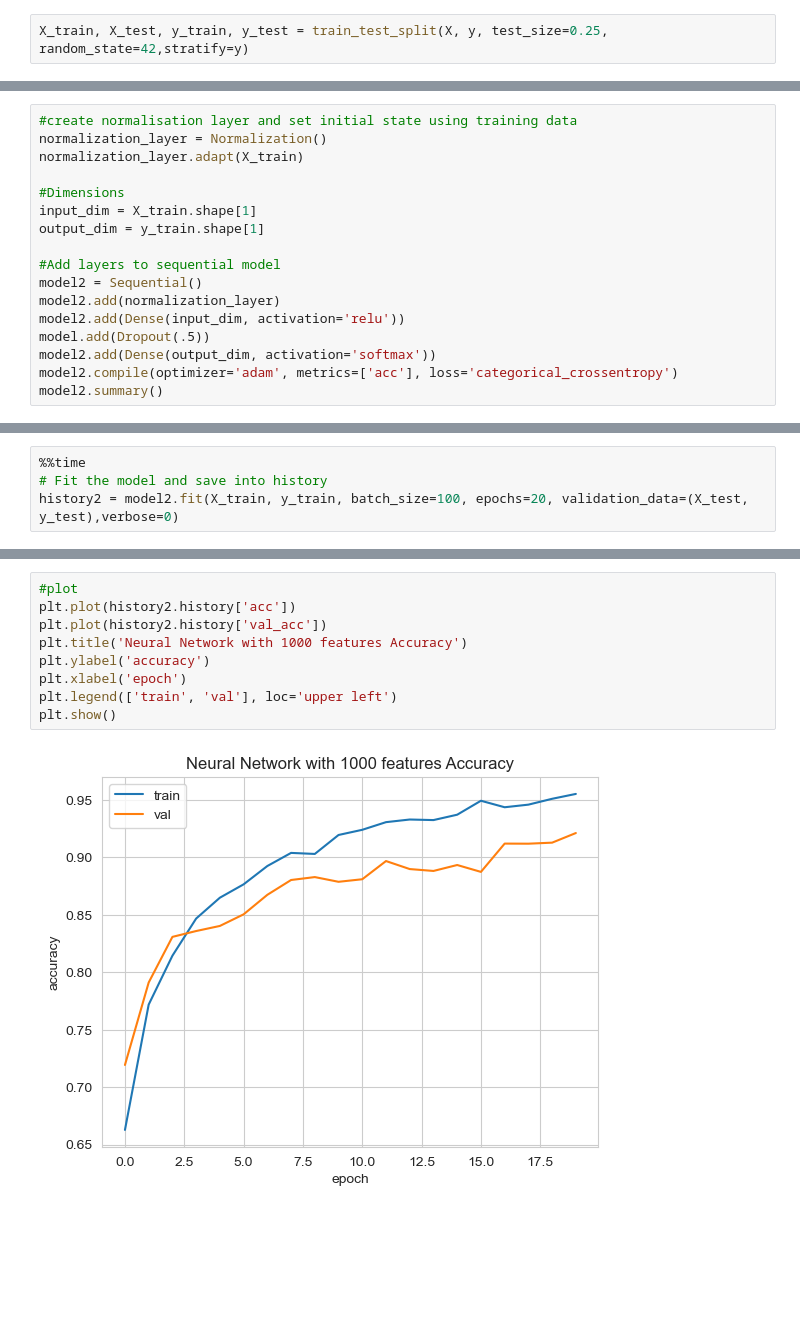
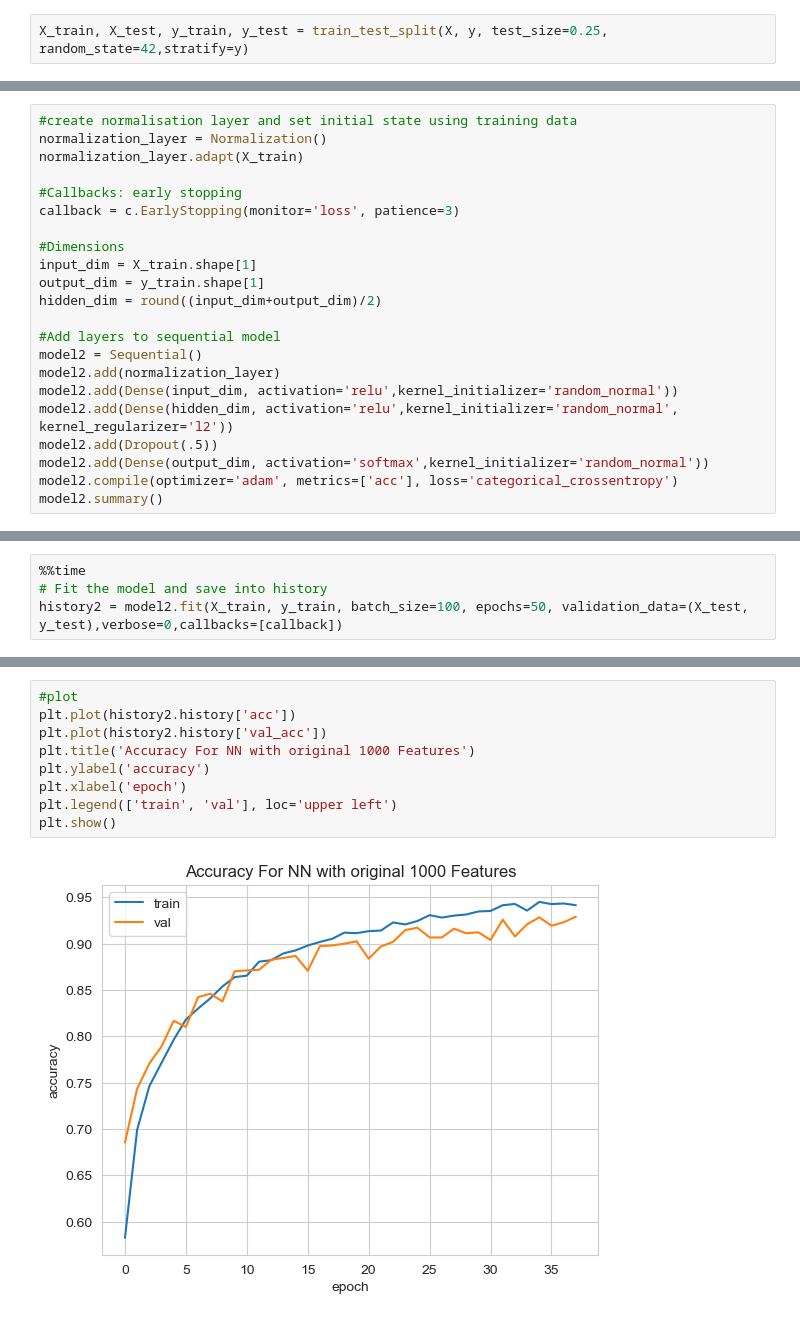
Before and after one commit to chengtng/project_5, a Jupyter notebook: code/3_Model_Part2.ipynb, the cells around one changed output, grey strips where cells are left out. Drawn from its saved outputs; the diff is of its cells as text; blank space fills up the shorter version.

```diff
--- a/code/3_Model_Part2.ipynb
+++ b/code/3_Model_Part2.ipynb
@@ -281,16 +315,21 @@ X_train.shape
 normalization_layer = Normalization()
 normalization_layer.adapt(X_train)
 
+#Callbacks: early stopping
+callback = c.EarlyStopping(monitor='loss', patience=3)
+
 #Dimensions
 input_dim = X_train.shape[1]
 output_dim = y_train.shape[1]
+hidden_dim = round((input_dim+output_dim)/2)
 
 #Add layers to sequential model
 model2 = Sequential()
 model2.add(normalization_layer)
-model2.add(Dense(input_dim, activation='relu'))
-model.add(Dropout(.5))
-model2.add(Dense(output_dim, activation='softmax'))
+model2.add(Dense(input_dim, activation='relu',kernel_initializer='random_normal'))
+model2.add(Dense(hidden_dim, activation='relu',kernel_initializer='random_normal', kernel_regularizer='l2'))
+model2.add(Dropout(.5))
+model2.add(Dense(output_dim, activation='softmax',kernel_initializer='random_normal'))
 model2.compile(optimizer='adam', metrics=['acc'], loss='categorical_crossentropy')
 model2.summary()
 # %% [output]
@@ -313,5 +356,5 @@ _________________________________________________________________
 # %%
 %%time
 # Fit the model and save into history
-history2 = model2.fit(X_train, y_train, batch_size=100, epochs=20, validation_data=(X_test, y_test),verbose=0)
+history2 = model2.fit(X_train, y_train, batch_size=100, epochs=50, validation_data=(X_test, y_test),verbose=0,callbacks=[callback])
 # %% [output]
@@ -320,13 +363,13 @@ Wall time: 2min 54s
 # %%
 #plot
 plt.plot(history2.history['acc'])
 plt.plot(history2.history['val_acc'])
-plt.title('Neural Network with 1000 features Accuracy')
+plt.title('Accuracy For NN with original 1000 Features')
 plt.ylabel('accuracy')
 plt.xlabel('epoch')
 plt.legend(['train', 'val'], loc='upper left')
 plt.show()
 # %% [output]
-[figure, old version]
+[figure, new version]
 # %%
 #Predict
```
Also changed, not shown: parts of 33 cells of this notebook, 4 other files.
